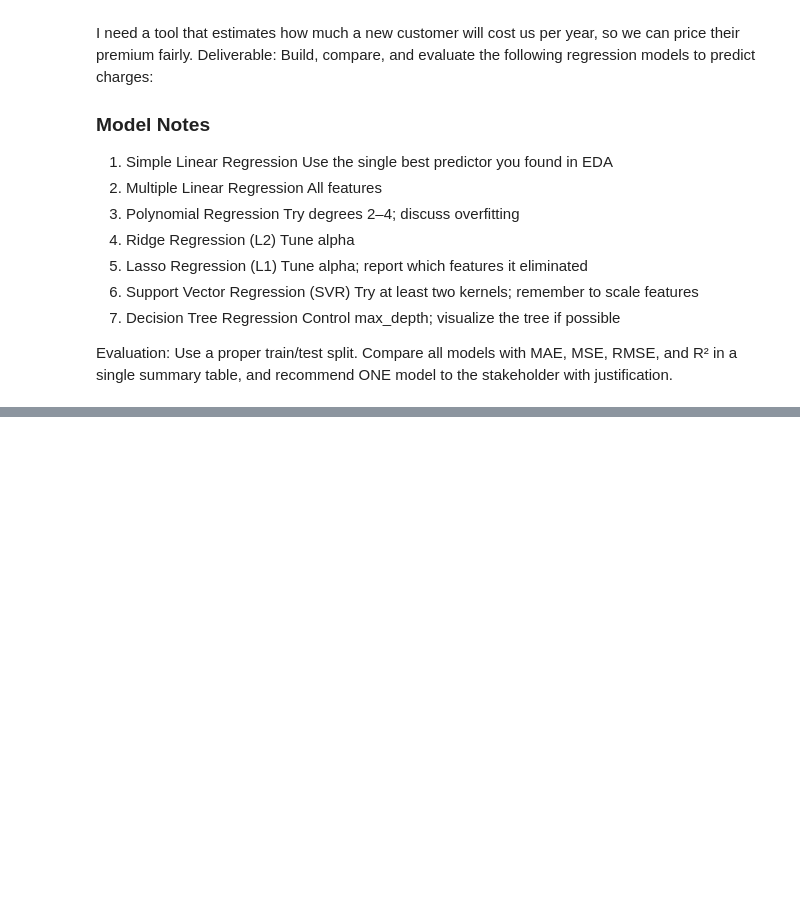
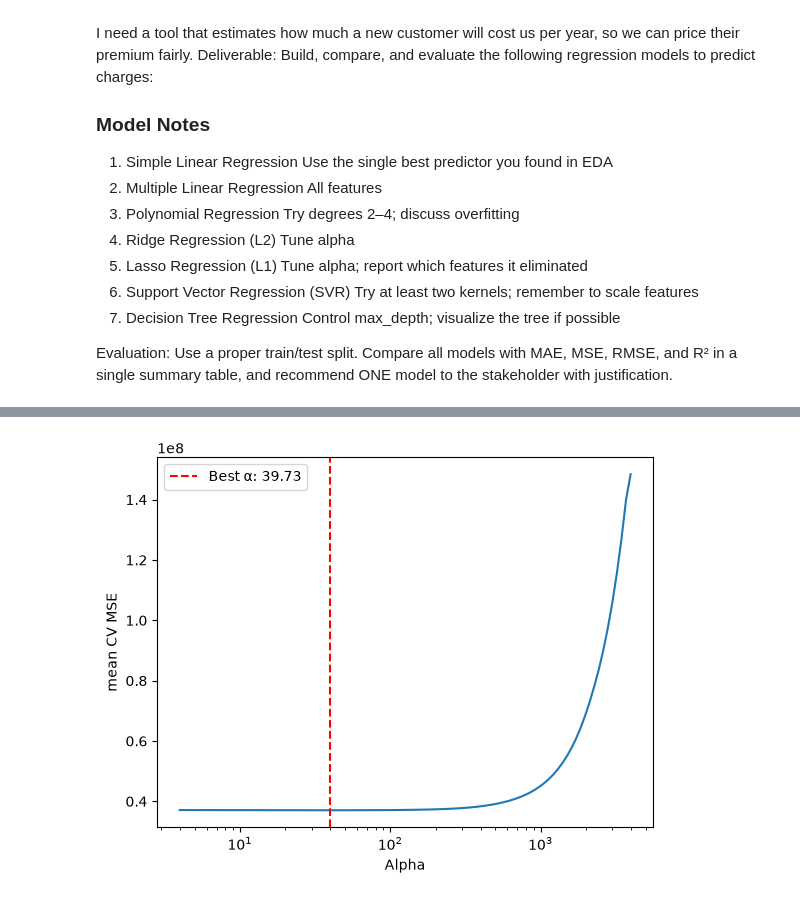
Before and after one commit to emarkow1/EECE-5644-miniproject-02, a Jupyter notebook: miniproject02.ipynb, the cells around one changed output, grey strips where cells are left out. Saved outputs shown, nothing was run; the diff lists cells and outputs as text; code cells hidden in the pictures; blank space fills up the shorter version.

```diff
--- a/miniproject02.ipynb
+++ b/miniproject02.ipynb
@@ -150,0 +267,30 @@ summary table, and recommend ONE model to the stakeholder with justification.
+# %%
+model5 = make_pipeline(
+    preprocessor,
+    LassoCV(
+        cv=5,
+        max_iter=1000,
+        random_state=42)
+)
+
+model5.fit(X_train, y_train)
+y5_pred = model5.predict(X_test)
+
+req2_results['Lasso Regression'] = {
+    'r2': r2_score(y_test, y5_pred),
+    'MAE': mean_absolute_error(y_test, y5_pred),
+    'MSE': mean_squared_error(y_test, y5_pred),
+    'RMSE': root_mean_squared_error(y_test, y5_pred)
+}
+# %%
+#View alphas
+lasso = model5.named_steps['lassocv']
+
+plt.Figure()
+plt.plot(lasso.alphas_, lasso.mse_path_.mean(axis=1))
+plt.axvline(lasso.alpha_, color='r', ls='--',label=f'Best ⍺: {lasso.alpha_:.2f}')
+plt.xscale('log')
+plt.xlabel("Alpha"); plt.ylabel("mean CV MSE"); plt.legend()
+plt.show()
+# %% [output]
+[figure, added]
```
Also changed, not shown: parts of 11 cells of this notebook.
